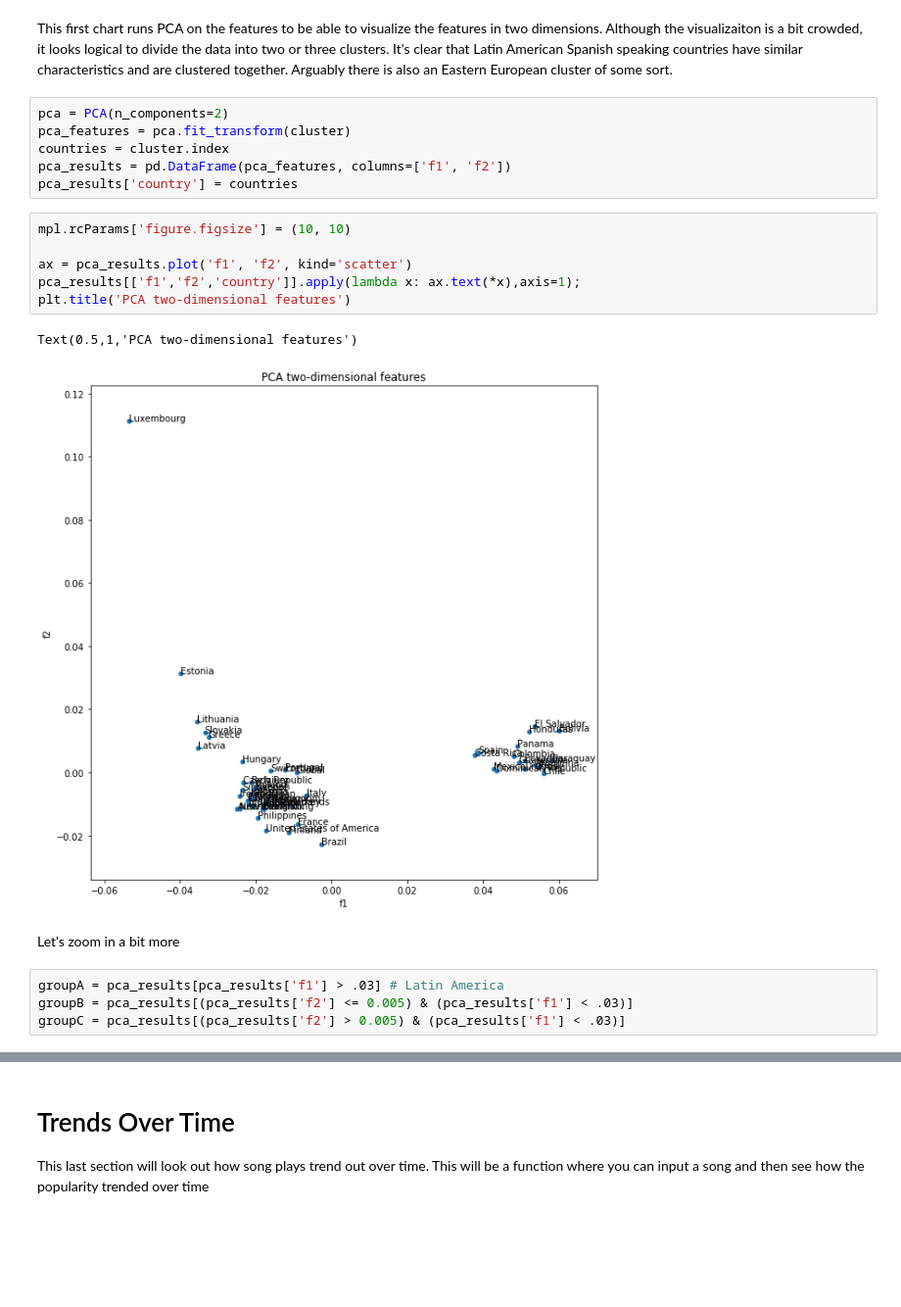
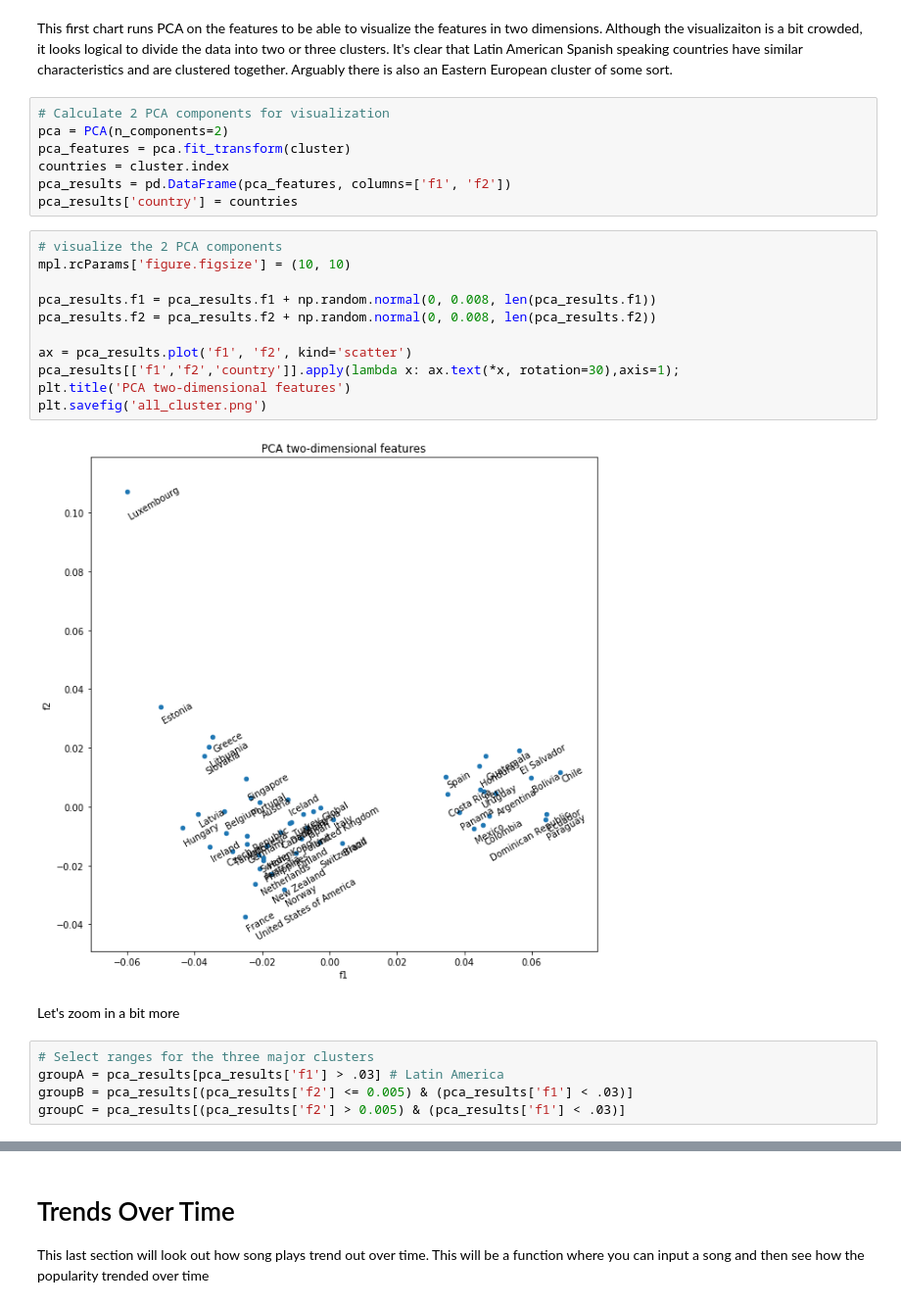
Before and after one commit to KirosG/spotify_top200_dataset, a Jupyter notebook: spotifyanalysis.ipynb, the cells around one changed output, grey strips where cells are left out. Shown at 98% size. Cells and saved outputs as stored; diff of their text form; blank space fills up the shorter version.

```diff
--- a/spotifyanalysis.ipynb
+++ b/spotifyanalysis.ipynb
@@ -254,23 +347,29 @@ cluster.head()
 # %% [markdown]
 This first chart runs PCA on the features to be able to visualize the features in two dimensions. Although the visualizaiton is a bit crowded, it looks logical to divide the data into two or three clusters. It's clear that Latin American Spanish speaking countries have similar characteristics and are clustered together. Arguably there is also an Eastern European cluster of some sort.
 # %%
+# Calculate 2 PCA components for visualization
 pca = PCA(n_components=2)
 pca_features = pca.fit_transform(cluster)
 countries = cluster.index
 pca_results = pd.DataFrame(pca_features, columns=['f1', 'f2'])
 pca_results['country'] = countries
 # %%
+# visualize the 2 PCA components
 mpl.rcParams['figure.figsize'] = (10, 10)
 
+pca_results.f1 = pca_results.f1 + np.random.normal(0, 0.008, len(pca_results.f1))
+pca_results.f2 = pca_results.f2 + np.random.normal(0, 0.008, len(pca_results.f2))
+
 ax = pca_results.plot('f1', 'f2', kind='scatter')
-pca_results[['f1','f2','country']].apply(lambda x: ax.text(*x),axis=1);
+pca_results[['f1','f2','country']].apply(lambda x: ax.text(*x, rotation=30),axis=1);
 plt.title('PCA two-dimensional features')
+plt.savefig('all_cluster.png')
 # %% [output]
-Text(0.5,1,'PCA two-dimensional features')
-[figure, old version]
+[figure, new version]
 # %% [markdown]
 Let's zoom in a bit more
 # %%
+# Select ranges for the three major clusters
 groupA = pca_results[pca_results['f1'] > .03] # Latin America
 groupB = pca_results[(pca_results['f2'] <= 0.005) & (pca_results['f1'] < .03)]
 groupC = pca_results[(pca_results['f2'] > 0.005) & (pca_results['f1'] < .03)]
```
Also changed, not shown: parts of 40 cells of this notebook, 13 other files.
